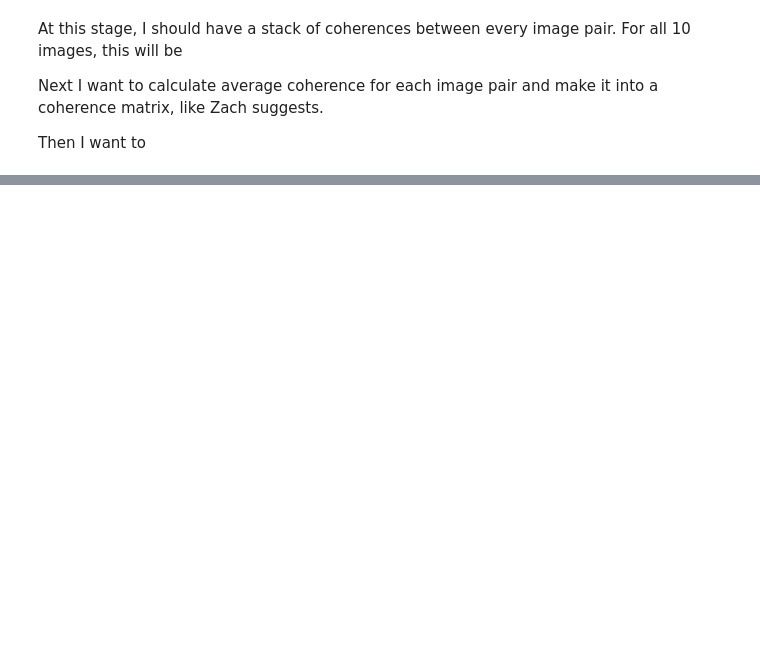
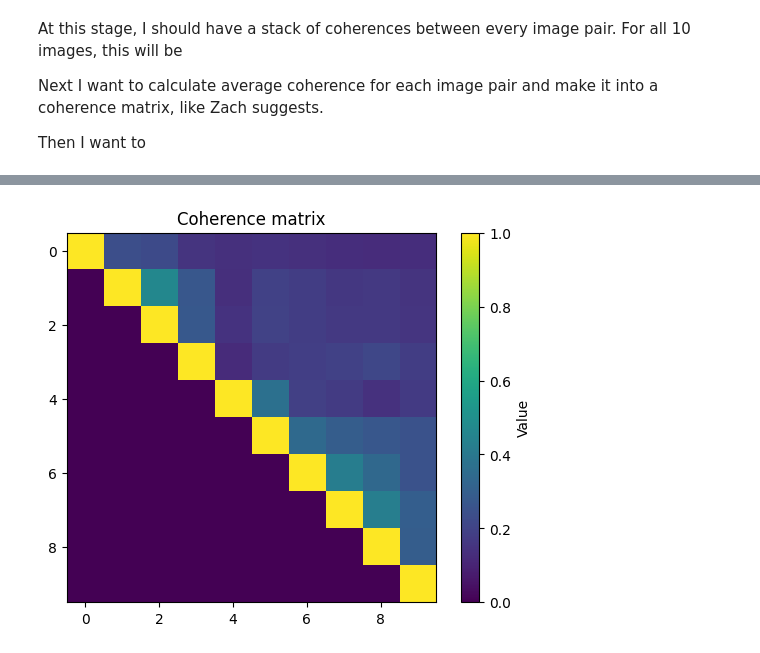
Before and after one commit to julober/snowex_uavsar_coherence, a Jupyter notebook: notebooks/lowman_coherence.ipynb, the cells around one changed output, grey strips where cells are left out. Saved outputs shown, nothing was run; the diff lists cells and outputs as text; code cells hidden in the pictures; blank space fills up the shorter version.

Commit message:
make coherence matrix

```diff
--- a/notebooks/lowman_coherence.ipynb
+++ b/notebooks/lowman_coherence.ipynb
@@ -127,3 +129,13 @@ At this stage, I should have a stack of coherences between every image pair. For
 Next I want to calculate average coherence for each image pair and make it into a coherence matrix, like Zach suggests.
 
 Then I want to
+# %%
+avgs = np.zeros([10, 10])
+counter = 0
+for i in range(len(stack5)) :
+    for j in range(i, len(stack5)) :
+        if (i == j) :
+            avgs[i, j] = 1
+            continue
+        avgs[i, j] = np.mean(c5[counter])
+        counter += 1
@@ -129,0 +165,9 @@ Then I want to
+# %%
+plt.imshow(avgs, cmap='viridis', origin='lower')
+plt.colorbar(label='Value')
+plt.title('Coherence matrix')
+plt.gca().invert_yaxis()
+# plt.grid(True, color='white', linewidth=0.5)
+plt.show()
+# %% [output]
+[figure, added]
```
Also changed, not shown: parts of 2 cells of this notebook.
